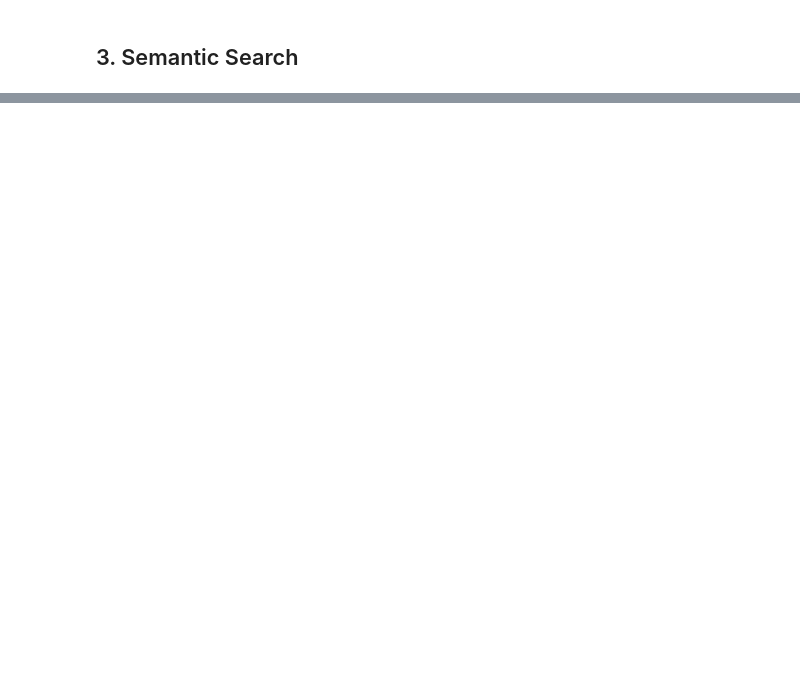
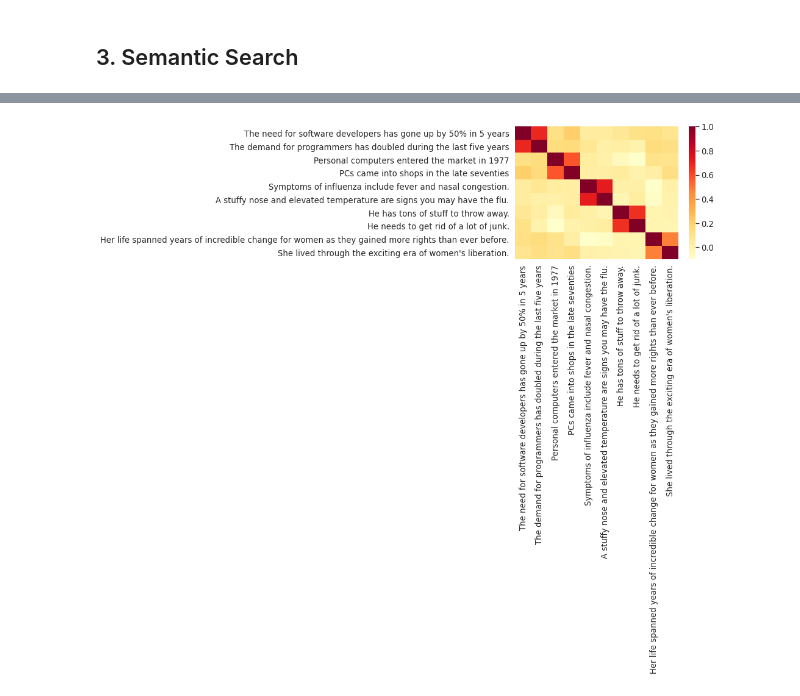
Before and after one commit to muralikrishnasn/semantic_similarity, a Jupyter notebook: semantic_similarity/test_similarities/tests.ipynb, the cells around one changed output, grey strips where cells are left out. Drawn from its saved outputs; the diff is of its cells as text; code cells hidden in the pictures; blank space fills up the shorter version.

```diff
--- a/semantic_similarity/test_similarities/tests.ipynb
+++ b/semantic_similarity/test_similarities/tests.ipynb
@@ -93,0 +96,4 @@ plot_similarity(search_categories, sentence_categories, search_vectors, sentence
+# %%
+plot_similarity(synonyms, synonyms, synonym_vectors, synonym_vectors)
+# %% [output]
+[figure, added]
```
Also changed, not shown: parts of 5 cells of this notebook, 1 other file.
